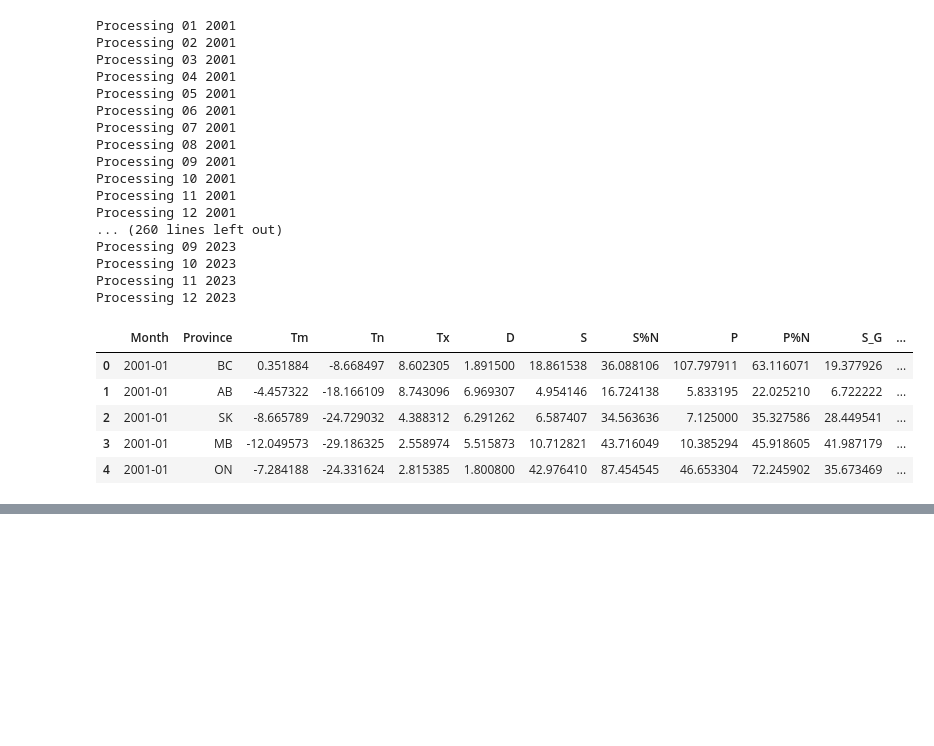
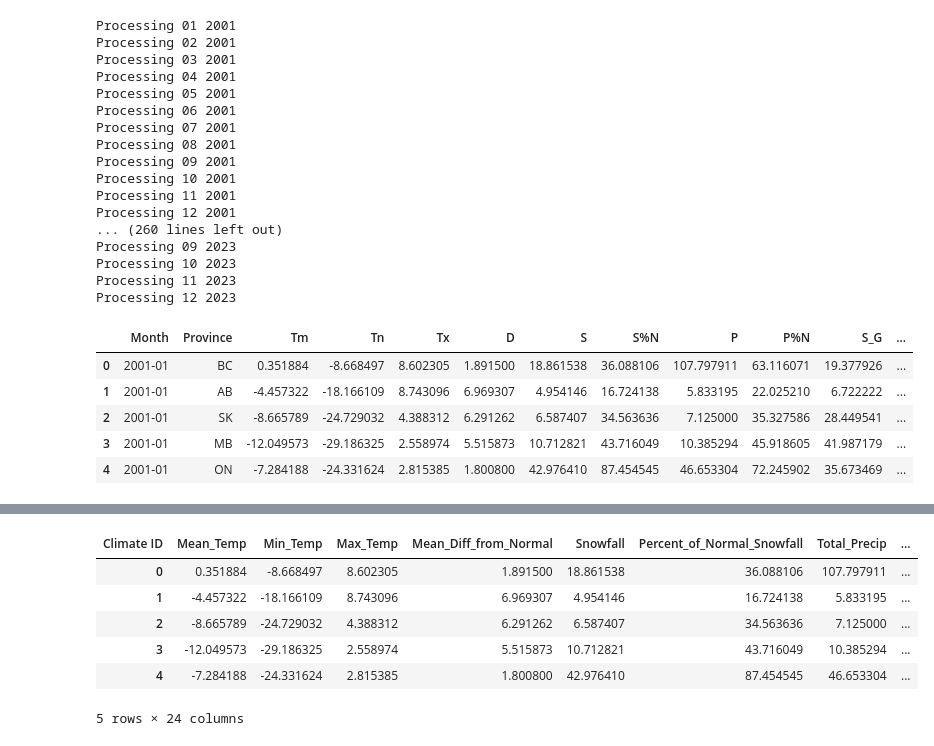
Before and after one commit to Daniel-Dumitrescu/csi4142-project, a Jupyter notebook: Climate_Preprocessing.ipynb, the cells around one changed output, grey strips where cells are left out. Saved outputs shown, nothing was run; the diff lists cells and outputs as text; code cells hidden in the pictures; blank space fills up the shorter version.

```diff
--- a/Climate_Processing.ipynb
+++ b/Climate_Preprocessing.ipynb
@@ -240,0 +244,3 @@ dtype: int64
+# %%
+normalized_df.rename(columns=lambda x: x+"_Normalized",inplace=True)
+normalized_df.head()
@@ -241,2 +254,14 @@ dtype: int64
+# %%
+all_processed_df = pd.concat([all_processed_df,normalized_df], axis=1)
+all_processed_df.columns.name = 'Climate ID'
+all_processed_df.head()
+# %% [output]
+| Climate ID | Mean_Temp | Min_Temp | Max_Temp | Mean_Diff_from_Normal | Snowfall | Percent_of_Normal_Snowfall | Total_Precip | ... |
+| 0 | 0.351884 | -8.668497 | 8.602305 | 1.891500 | 18.861538 | 36.088106 | 107.797911 | ... |
+| 1 | -4.457322 | -18.166109 | 8.743096 | 6.969307 | 4.954146 | 16.724138 | 5.833195 | ... |
+| 2 | -8.665789 | -24.729032 | 4.388312 | 6.291262 | 6.587407 | 34.563636 | 7.125000 | ... |
+| 3 | -12.049573 | -29.186325 | 2.558974 | 5.515873 | 10.712821 | 43.716049 | 10.385294 | ... |
+| 4 | -7.284188 | -24.331624 | 2.815385 | 1.800800 | 42.976410 | 87.454545 | 46.653304 | ... |
+5 rows × 24 columns
 # %%
 all_processed_df.to_csv('datasets/raw/climate_data/climate_dimension.csv',index=False)
```
Also changed, not shown: parts of 20 cells of this notebook.
